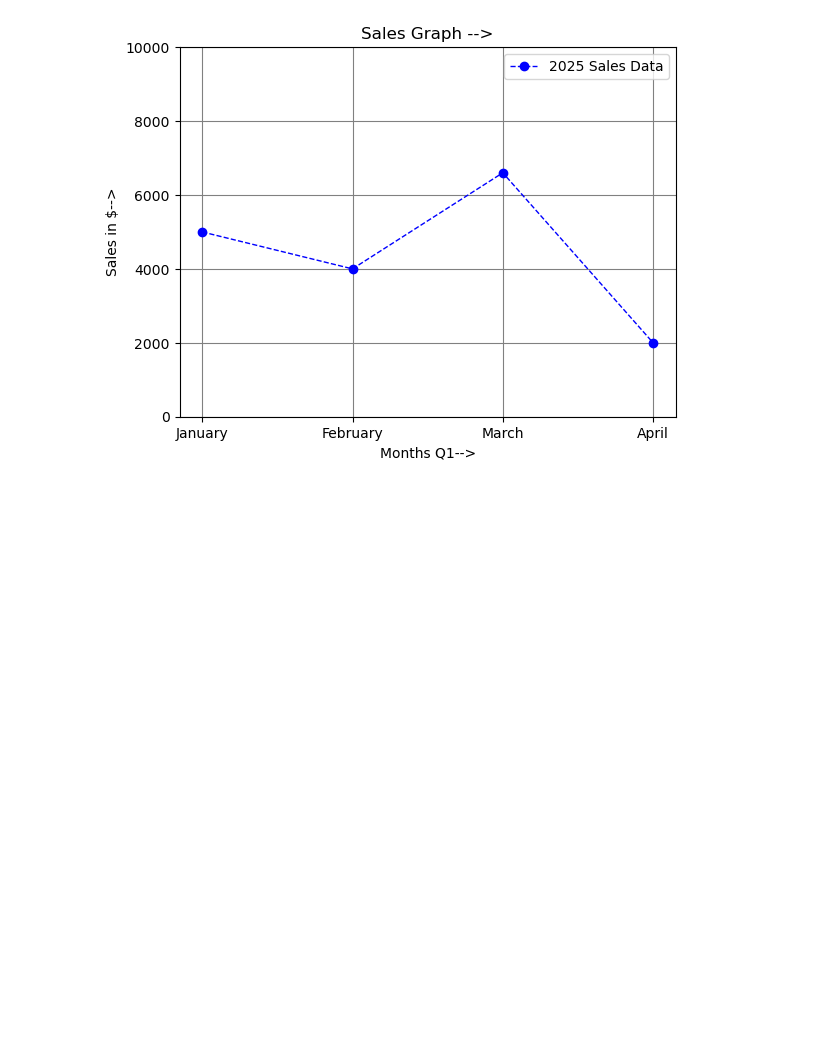
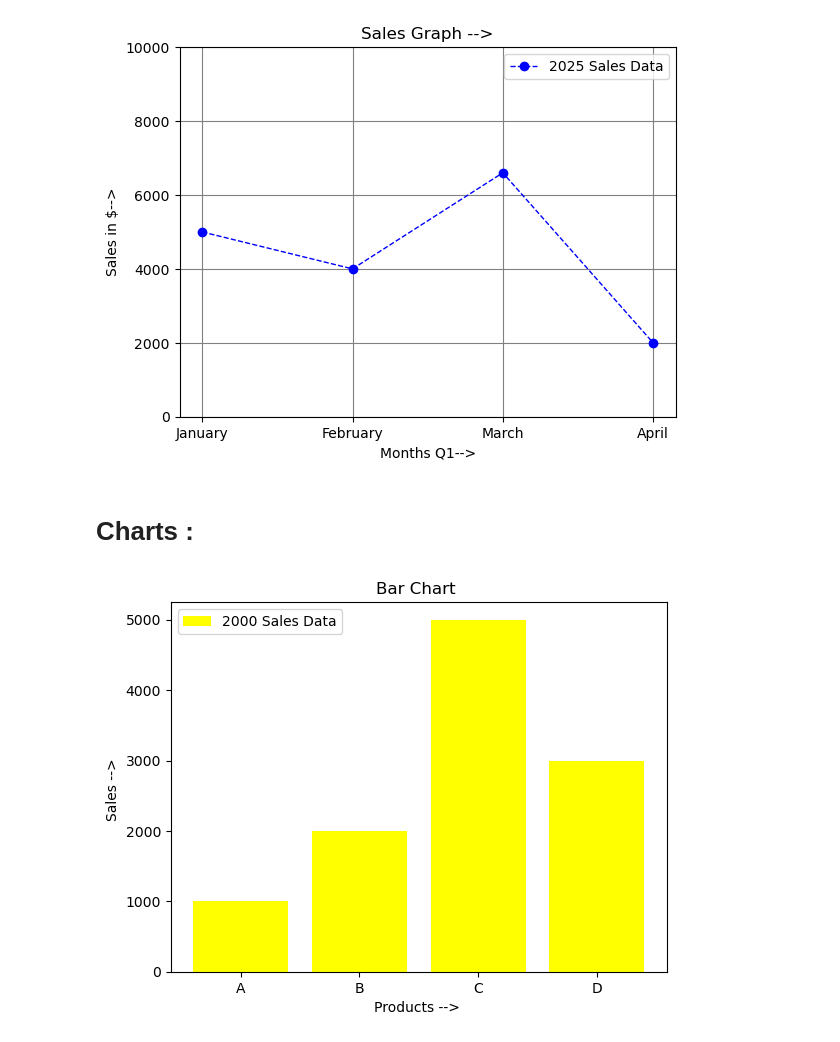
Before and after one commit to Nevin100/Data-Visualization, a Jupyter notebook: Matplotlib.ipynb, the cells around one changed output. Cells and saved outputs as stored; diff of their text form; code cells hidden in the pictures; blank space fills up the shorter version.

Commit message:
Revised the Plots with Examples

```diff
--- a/Matplotlib.ipynb
+++ b/Matplotlib.ipynb
@@ -71,3 +71,21 @@ plt.ylim(0, 10000)
 plt.show()
 # %% [output]
 [figure]
+# %% [markdown]
+# Charts :
+# %%
+# Bar charts : --> Category Comparison and Their Purposes
+# plt.bar(x, height, color='', width=value, label='label name')
+
+products = ['A', 'B', 'C', 'D']
+sales = [1000, 2000, 5000, 3000]
+
+plt.bar(products, sales, color='yellow', label='2000 Sales Data')
+plt.title("Bar Chart ")
+plt.xlabel("Products --> ")
+plt.ylabel("Sales --> ")
+plt.legend()
+plt.plot()
+plt.show()
+# %% [output]
+[figure, added]
```
Also changed, not shown: parts of 3 cells of this notebook.
